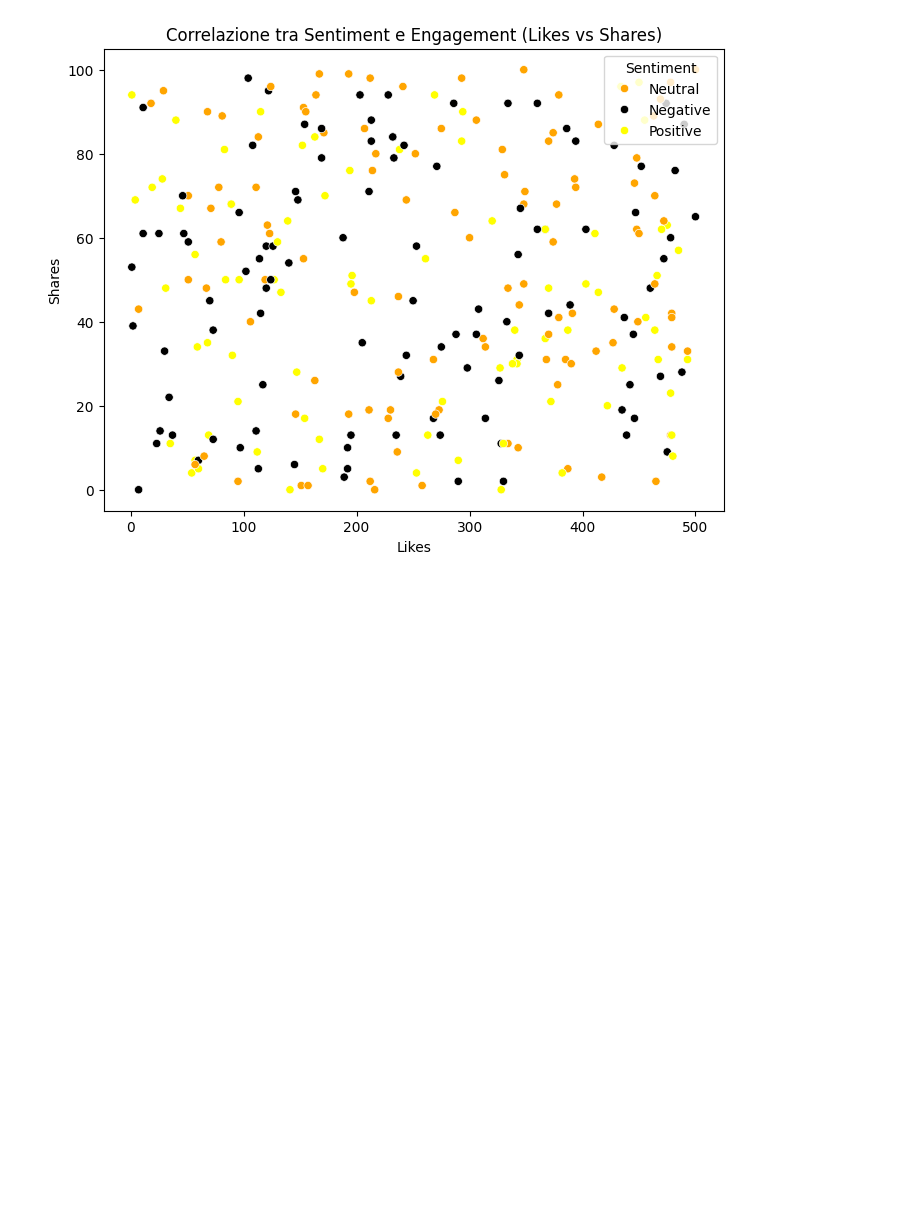
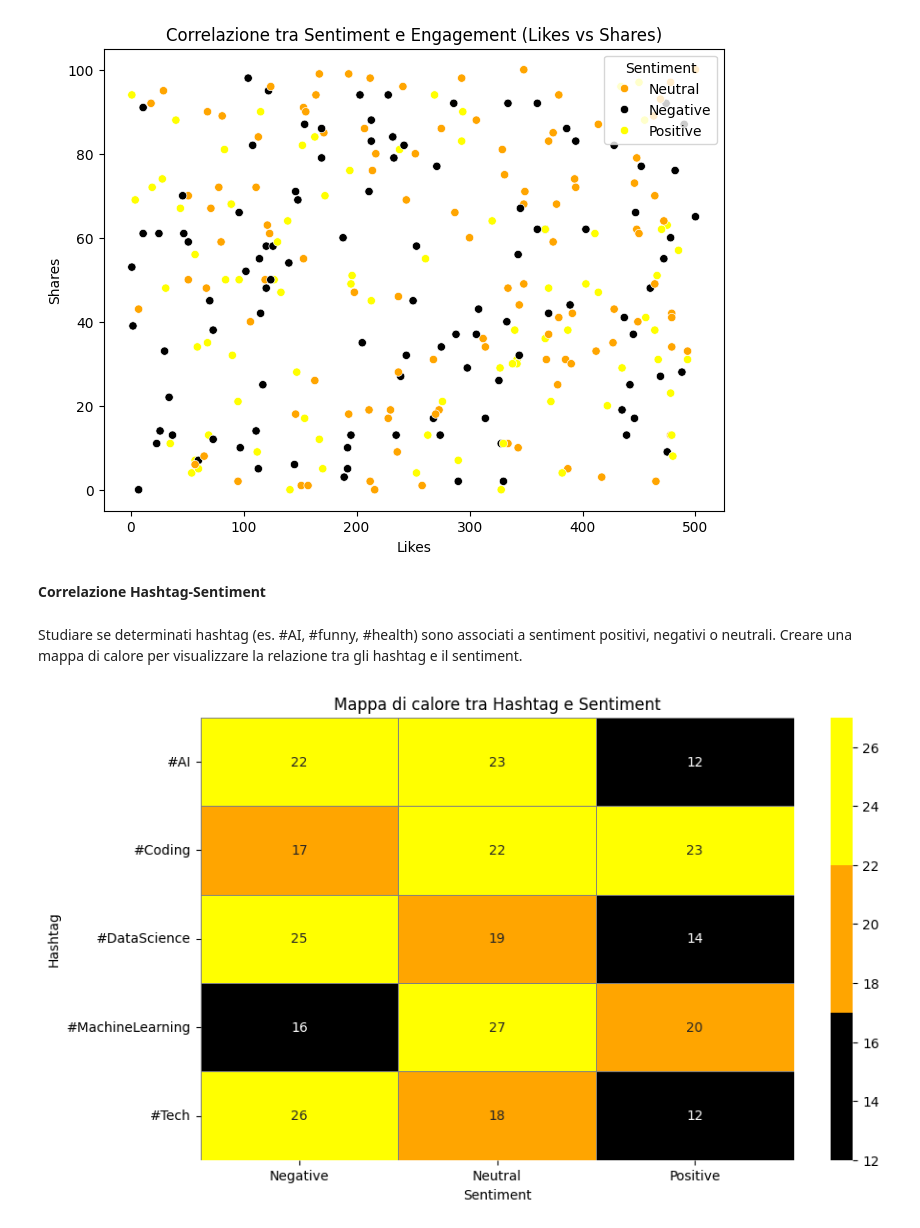
Before and after one commit to PaoVale/FIA, a Jupyter notebook: mercoledi.ipynb, the cells around one changed output. Drawn from its saved outputs; the diff is of its cells as text; code cells hidden in the pictures; blank space fills up the shorter version.

```diff
--- a/mercoledi.ipynb
+++ b/mercoledi.ipynb
@@ -460,3 +460,25 @@ plt.show()
 [figure]
 [figure]
 [figure]
+# %% [markdown]
+**Correlazione Hashtag-Sentiment**
+# %% [markdown]
+ Studiare se determinati hashtag (es. #AI, #funny, #health) sono associati a
+ sentiment positivi, negativi o neutrali.
+ Creare una mappa di calore per visualizzare la relazione tra gli hashtag e il sentiment.
+# %%
+# Estrazione degli hashtag e sentiment
+hashtag_sentiment = filtered_data_cleaned.groupby(['Hashtag', 'Sentiment']).size().unstack(fill_value=0)
+
+# Definizione della palette di colori personalizzata
+custom_colors = {'Positive': 'yellow', 'Neutral': 'orange', 'Negative': 'black'}
+
+# Creazione della mappa di calore
+plt.figure(figsize=(10, 6))
+sns.heatmap(hashtag_sentiment, annot=True, cmap=sns.color_palette([custom_colors[col] for col in hashtag_sentiment.columns]), fmt='d', linewidths=0.5, linecolor='gray')
+plt.title('Mappa di calore tra Hashtag e Sentiment')
+plt.xlabel('Sentiment')
+plt.ylabel('Hashtag')
+plt.show()
+# %% [output]
+[figure, added]
```
